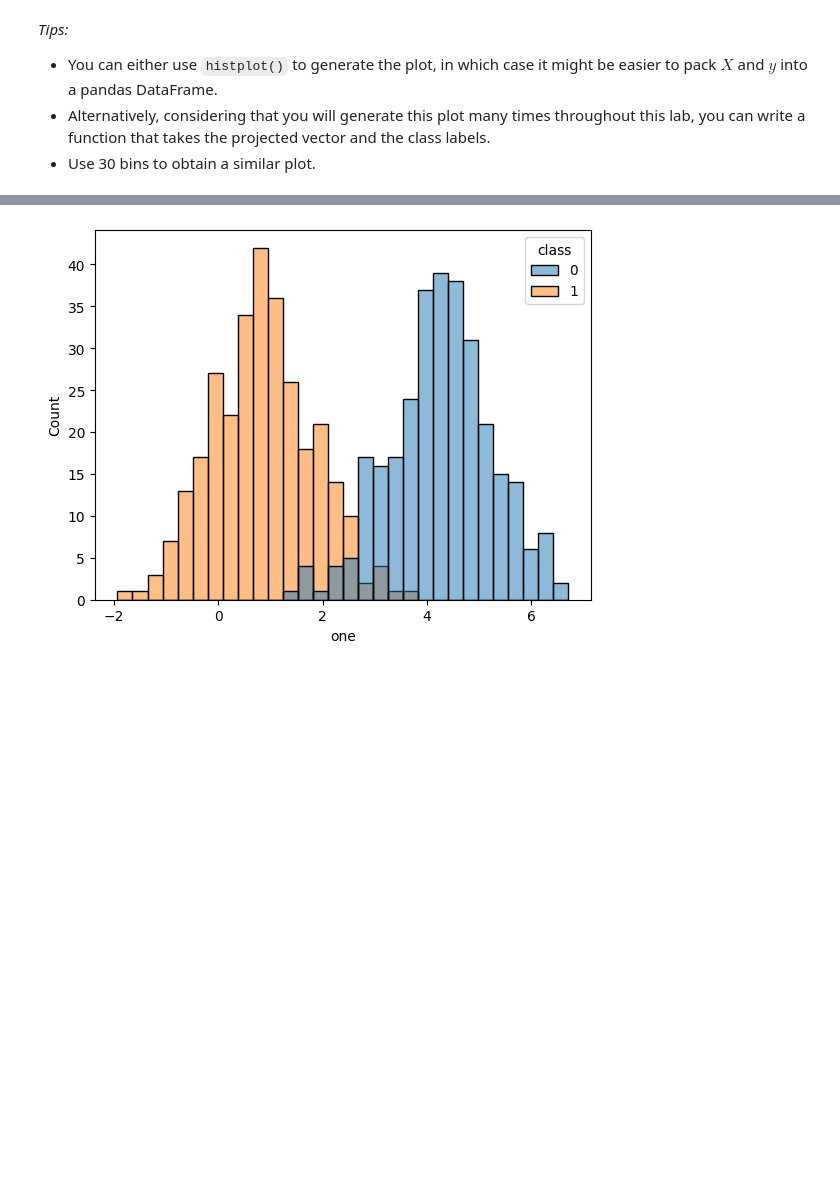
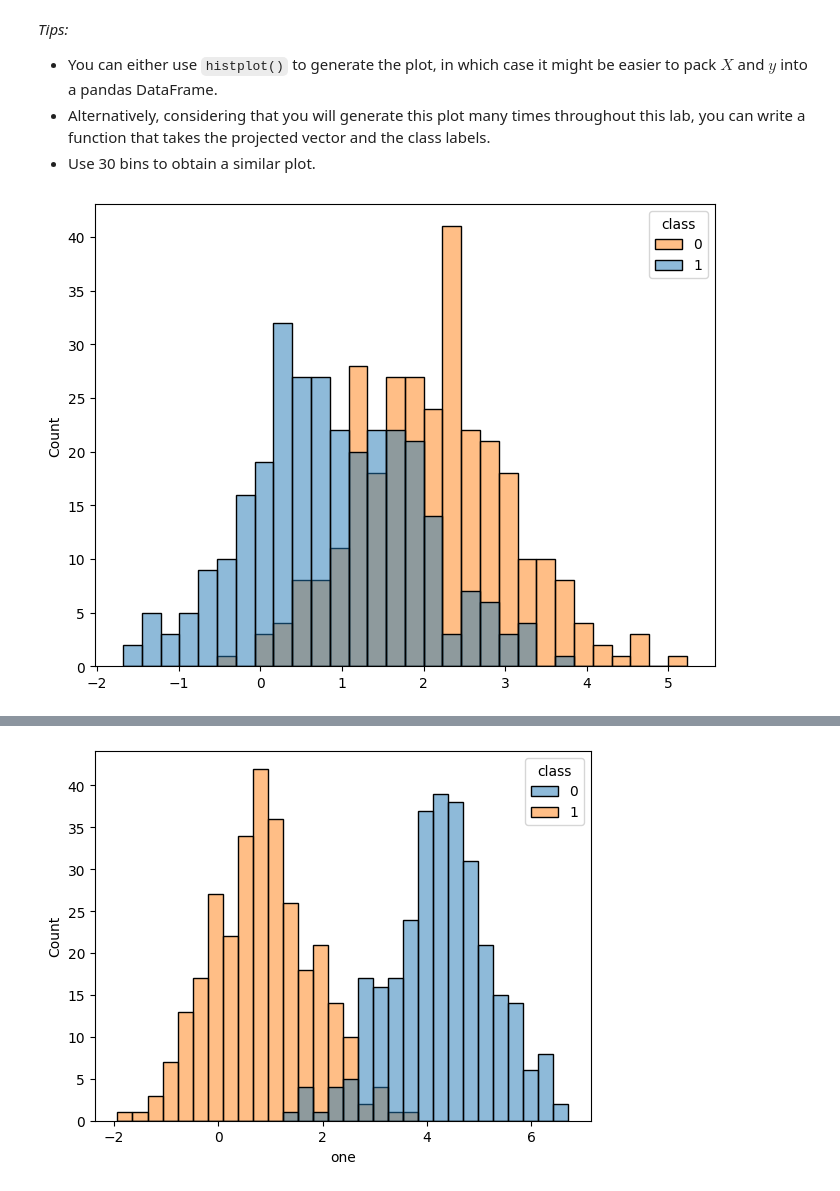
Before and after one commit to davi-dressler/fgv_tacd, a Jupyter notebook: Lab-3/Lab 06 -- Fisher's Discriminant.ipynb, the cells around one changed output, grey strips where cells are left out. Cells and saved outputs as stored; diff of their text form; code cells hidden in the pictures; blank space fills up the shorter version.

```diff
--- a/Lab-3/Lab 06 -- Fisher's Discriminant.ipynb
+++ b/Lab-3/Lab 06 -- Fisher's Discriminant.ipynb
@@ -42,0 +65,9 @@ _Tips:_
+# %%
+def make_hist(vector, label):
+    plt.figure(figsize= (8,6))
+    sns.histplot(x= vector, hue= label, bins= 30)
+    plt.legend(title = "class", labels= ["0", "1"])
+# %%
+make_hist(X[:,0], y)
+# %% [output]
+[figure, added]
```
Also changed, not shown: parts of 6 cells of this notebook.
